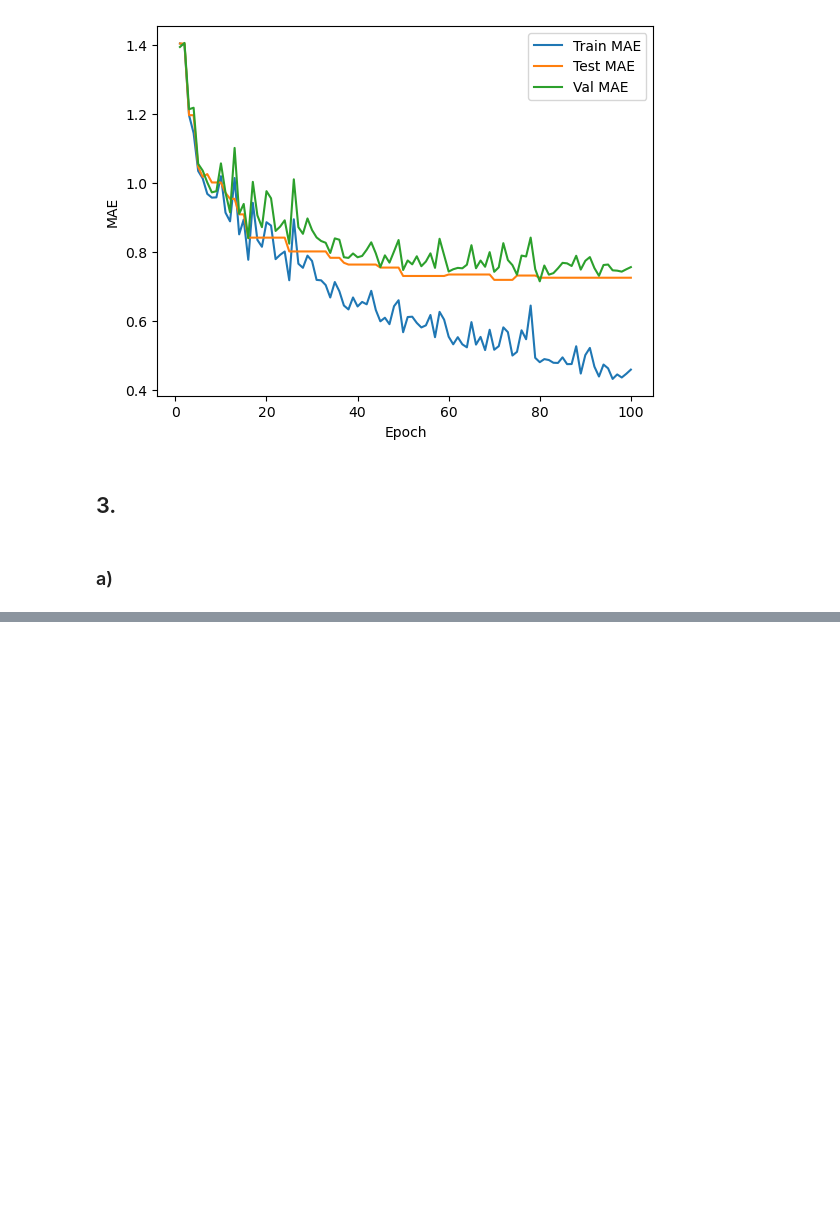
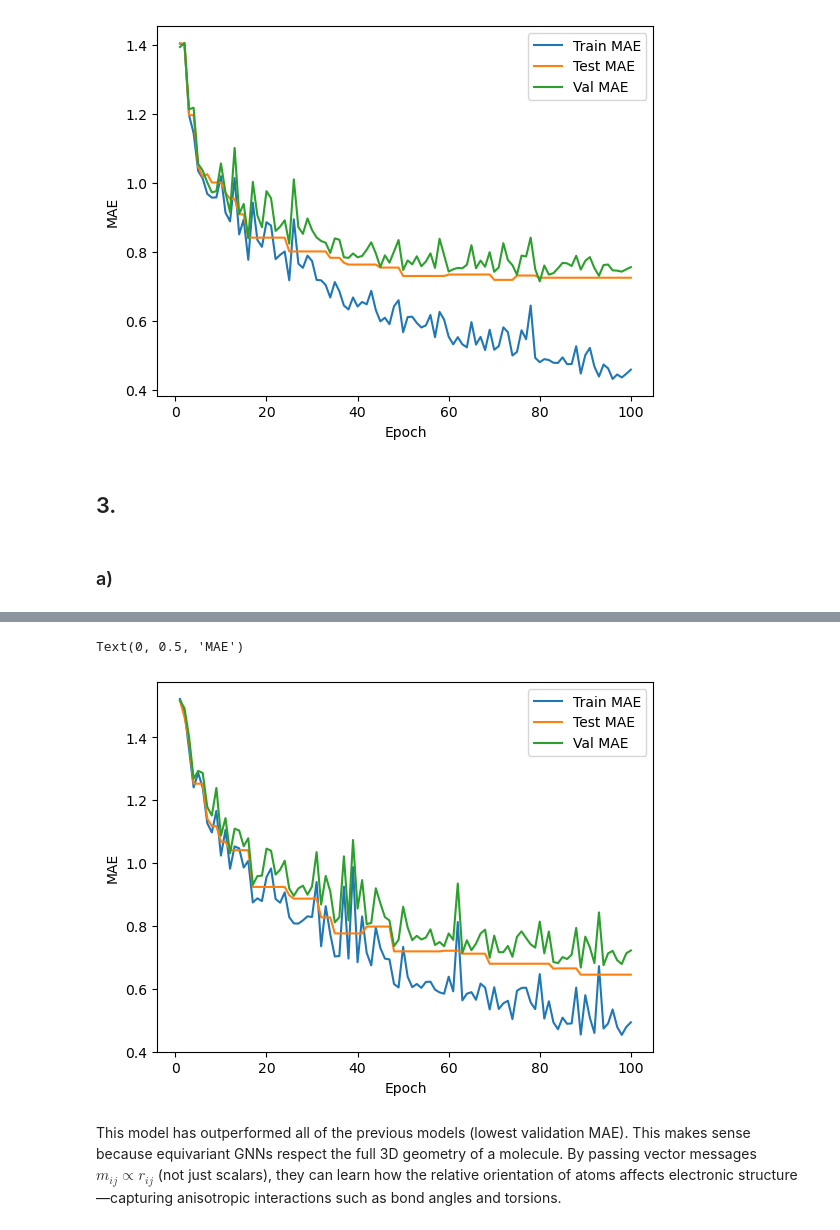
Before and after one commit to connorblake1/CHEM313, a Jupyter notebook: hw3/hw3.ipynb, the cells around one changed output, grey strips where cells are left out. Saved outputs shown, nothing was run; the diff lists cells and outputs as text; code cells hidden in the pictures; blank space fills up the shorter version.

```diff
--- a/hw3/hw3.ipynb
+++ b/hw3/hw3.ipynb
@@ -633,0 +1097,23 @@ class CoordMPNNModel(MPNNModel):
+# %%
+class EquivariantMPNNModel(MPNNModel):
+    def __init__(self, num_layers=4, emb_dim=64, in_dim=11, edge_dim=4, out_dim=1):
+        super().__init__()
+        self.lin_in   = Linear(in_dim, emb_dim)
+        self.convs    = torch.nn.ModuleList([
+            EquivariantMPNNLayer(emb_dim, edge_dim, aggr='add')
+            for _ in range(num_layers)
+        ])
+        self.pool     = global_mean_pool
+        self.lin_pred = Linear(emb_dim, out_dim)
+
+    def forward(self, data):
+        h   = self.lin_in(data.x)      # (n, d_n) -> (n, d)
+        pos = data.pos                 # (n, 3)
+        for conv in self.convs:
+            h_delta, pos = conv(h, pos, data.edge_index, data.edge_attr)
+            h = h + h_delta            # residual on features
+            # pos is updated inside the layer
+
+        h_graph = self.pool(h, data.batch)  # (n, d) -> (batch_size, d)
+        out     = self.lin_pred(h_graph)    # (batch_size, d) -> (batch_size, out_dim)
+        return out.view(-1)
@@ -633,0 +1173,11 @@ class CoordMPNNModel(MPNNModel):
+# %%
+equi_coord_model = EquivariantMPNNModel(num_layers=4, emb_dim=32, in_dim=11, edge_dim=4, out_dim=1)
+equi_coord_model_name = type(equi_coord_model).__name__
+best_val_error, test_error, train_time, equi_perf_per_epoch = run_experiment(
+    equi_coord_model,
+    equi_coord_model_name,
+    train_loader,
+    val_loader,
+    test_loader,
+    n_epochs=100
+)
@@ -633,0 +1202,14 @@ class CoordMPNNModel(MPNNModel):
+# %%
+equi_coord_perf = np.array(equi_perf_per_epoch)
+equi_coord_perf = equi_coord_perf[:, :-1].astype(float)
+plt.plot(equi_coord_perf[:,3],equi_coord_perf[:,0],label="Train MAE")
+plt.plot(equi_coord_perf[:,3],equi_coord_perf[:,1],label="Test MAE")
+plt.plot(equi_coord_perf[:,3],equi_coord_perf[:,2],label="Val MAE")
+plt.xlabel("Epoch")
+plt.legend()
+plt.ylabel("MAE")
+# %% [output]
+Text(0, 0.5, 'MAE')
+[figure, added]
+# %% [markdown]
+This model has outperformed all of the previous models (lowest validation MAE). This makes sense because equivariant GNNs respect the full 3D geometry of a molecule. By passing vector messages $m_{ij}\propto r_{ij}$ (not just scalars), they can learn how the relative orientation of atoms affects electronic structure—capturing anisotropic interactions such as bond angles and torsions.
```
Also changed, not shown: parts of 41 cells of this notebook.
